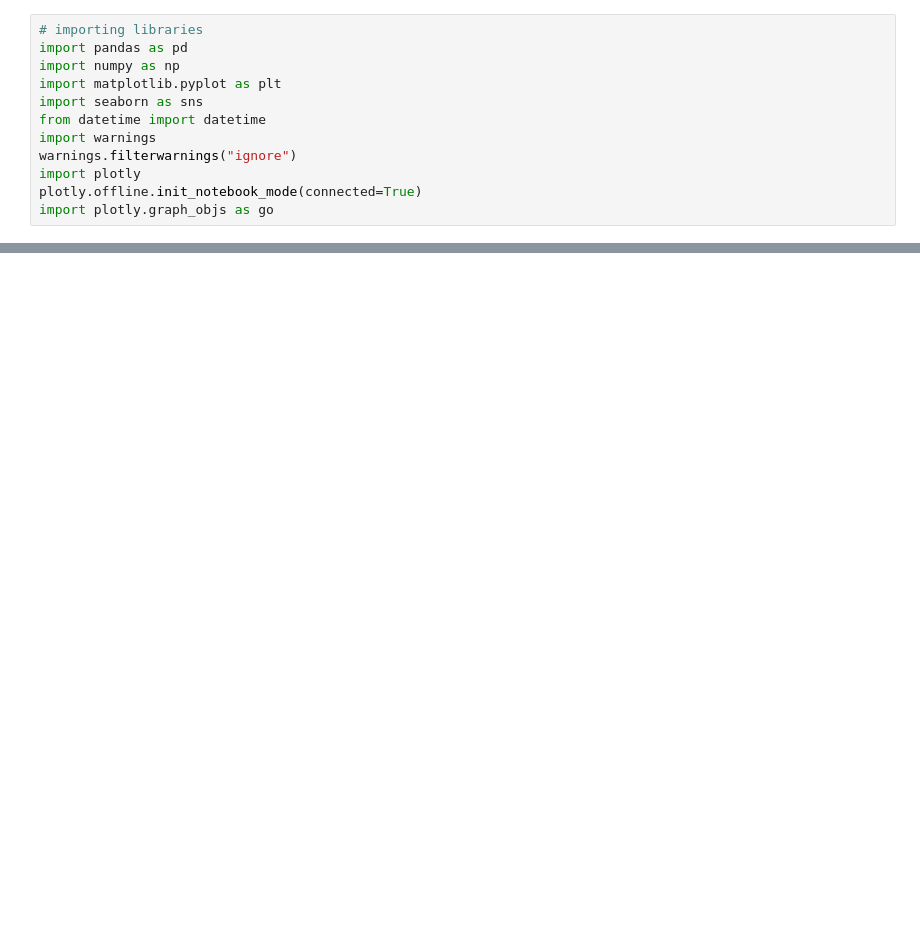
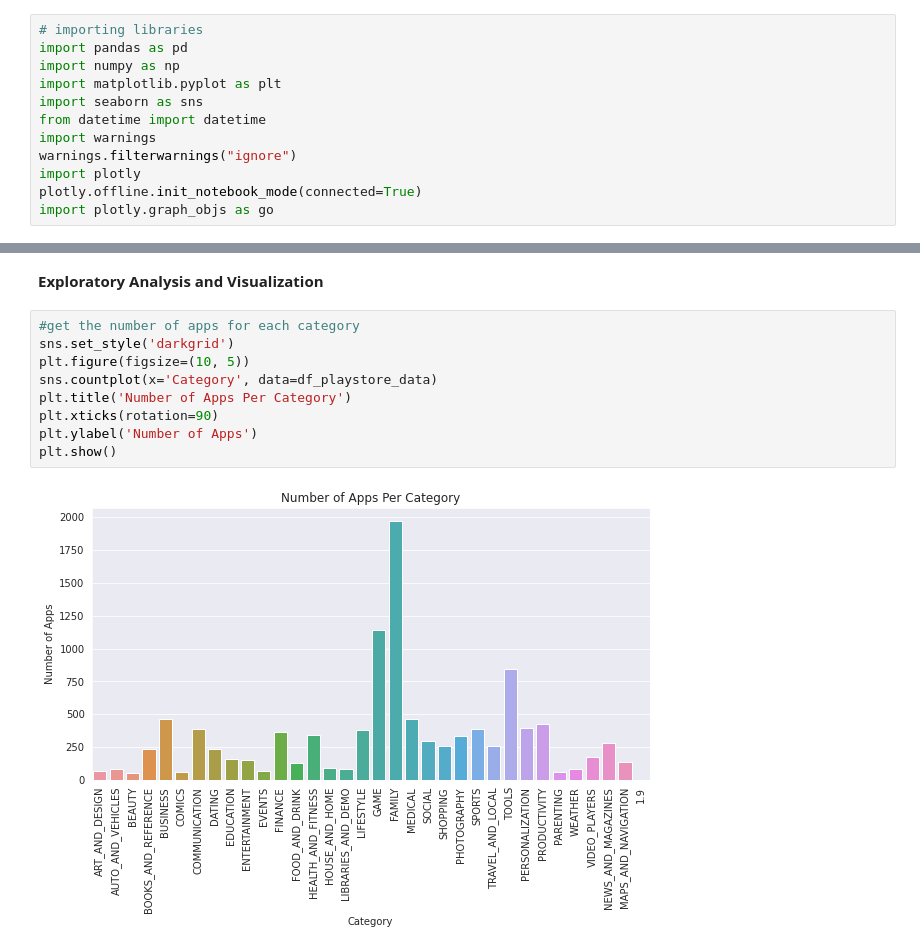
Before and after one commit to AsadullaP/Play-Store-App-Review-Analysis-, a Jupyter notebook: Asadullakhan_pathan_Play_Store_App_Review_Analysis_Capstone_Project.ipynb, the cells around one changed output, grey strips where cells are left out. Cells and saved outputs as stored; diff of their text form; blank space fills up the shorter version.

```diff
--- a/Asadullakhan_pathan_Play_Store_App_Review_Analysis_Capstone_Project.ipynb
+++ b/Asadullakhan_pathan_Play_Store_App_Review_Analysis_Capstone_Project.ipynb
@@ -42,0 +202,13 @@ df_user_reviews=pd.read_csv(reviews)
+# %% [markdown]
+**Exploratory Analysis and Visualization**
+# %%
+#get the number of apps for each category
+sns.set_style('darkgrid')
+plt.figure(figsize=(10, 5))
+sns.countplot(x='Category', data=df_playstore_data)
+plt.title('Number of Apps Per Category')
+plt.xticks(rotation=90)
+plt.ylabel('Number of Apps')
+plt.show()
+# %% [output]
+[figure, added]
```
Also changed, not shown: parts of 26 cells of this notebook.
